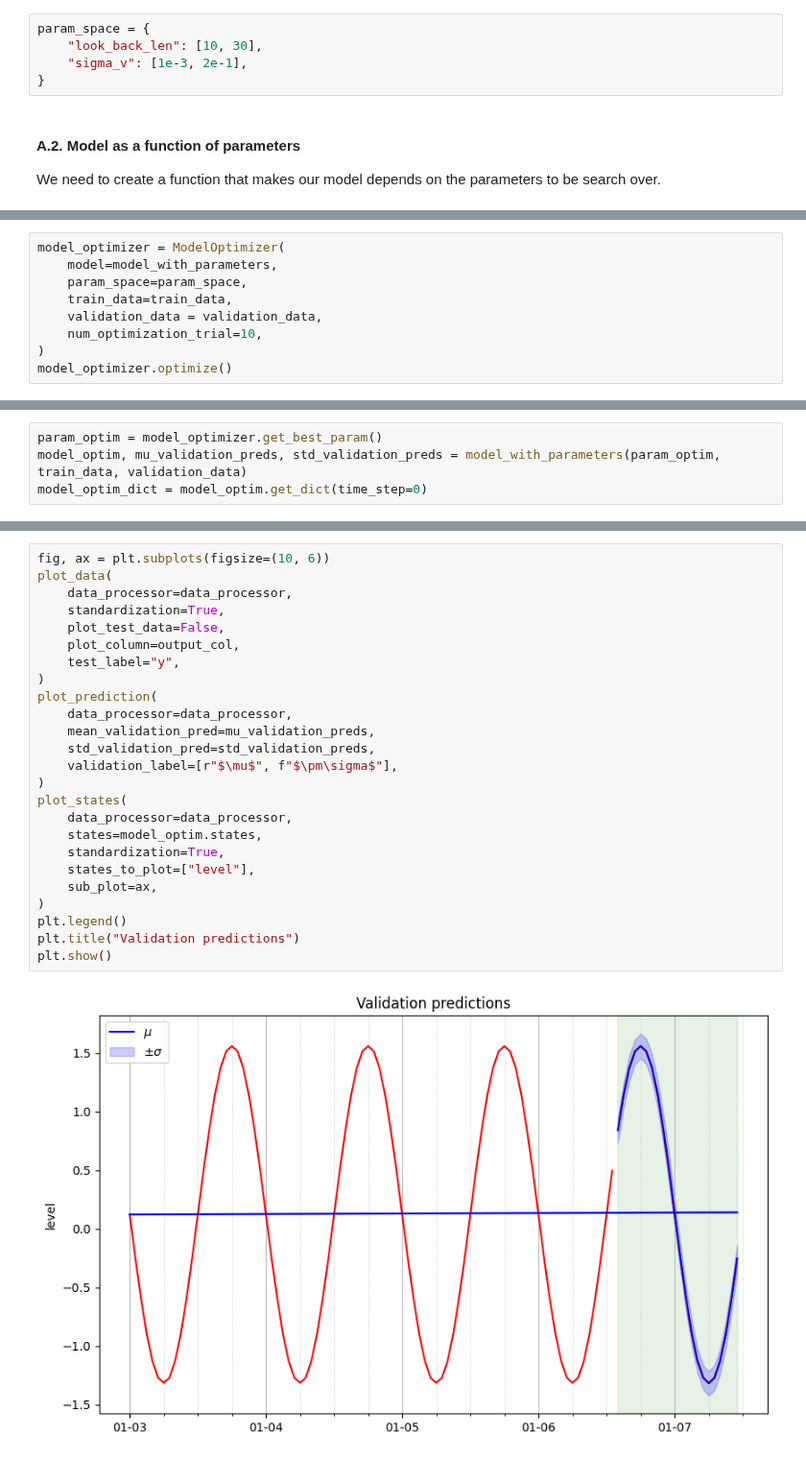
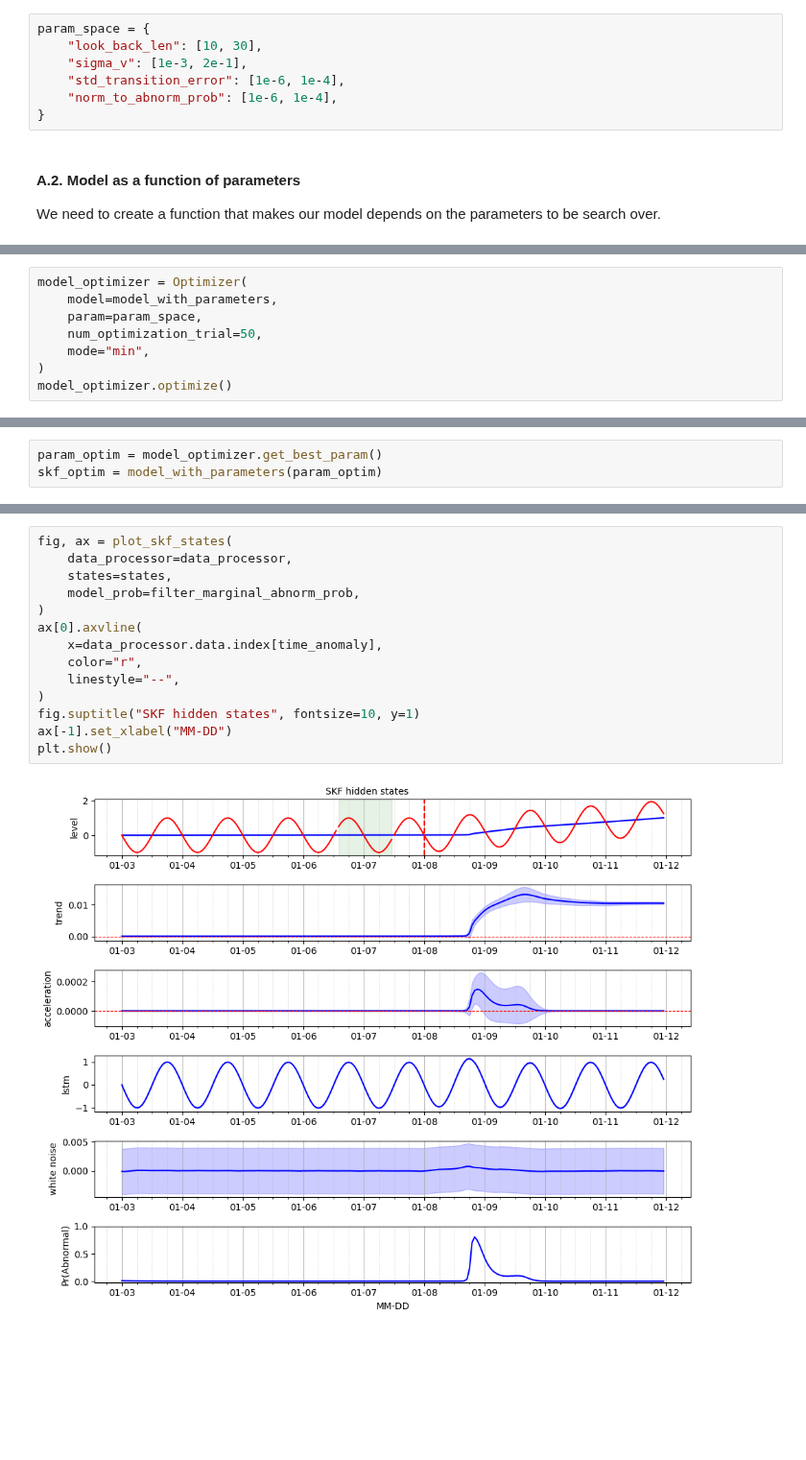
Before and after one commit to Bayes-Works/canari, a Jupyter notebook: docs/examples/parameter_tuning.ipynb, the cells around one changed output, grey strips where cells are left out. Shown at 96% size. Saved outputs shown, nothing was run; the diff lists cells and outputs as text; blank space fills up the shorter version.

```diff
--- a/docs/examples/parameter_tuning.ipynb
+++ b/docs/examples/parameter_tuning.ipynb
@@ -98,6 +97,8 @@ First, we need to define which hyperparameters will be optimized and for each of
 param_space = {
     "look_back_len": [10, 30],
     "sigma_v": [1e-3, 2e-1],
+    "std_transition_error": [1e-6, 1e-4],
+    "norm_to_abnorm_prob": [1e-6, 1e-4],
 }
 # %% [markdown]
 #### A.2. Model as a function of parameters
@@ -166,10 +183,9 @@ We instantiate and run the optimizer for our example. The results is a set of op
 # %%
-model_optimizer = ModelOptimizer(
+model_optimizer = Optimizer(
     model=model_with_parameters,
-    param_space=param_space,
-    train_data=train_data,
-    validation_data = validation_data,
-    num_optimization_trial=10,
+    param=param_space,
+    num_optimization_trial=50,
+    mode="min",
 )
 model_optimizer.optimize()
 # %% [output]
@@ -194,5 +218,4 @@ We then get the best model parameters and set them for our model.
 # %%
 param_optim = model_optimizer.get_best_param()
-model_optim, mu_validation_preds, std_validation_preds = model_with_parameters(param_optim, train_data, validation_data)
-model_optim_dict = model_optim.get_dict(time_step=0)
+skf_optim = model_with_parameters(param_optim)
 # %% [markdown]
@@ -203,27 +232,16 @@ Note that in this first trainig phase, the results are only presented for the tr
 # %%
-fig, ax = plt.subplots(figsize=(10, 6))
-plot_data(
+fig, ax = plot_skf_states(
     data_processor=data_processor,
-    standardization=True,
-    plot_test_data=False,
-    plot_column=output_col,
-    test_label="y",
+    states=states,
+    model_prob=filter_marginal_abnorm_prob,
 )
-plot_prediction(
-    data_processor=data_processor,
-    mean_validation_pred=mu_validation_preds,
-    std_validation_pred=std_validation_preds,
-    validation_label=[r"$\mu$", f"$\pm\sigma$"],
+ax[0].axvline(
+    x=data_processor.data.index[time_anomaly],
+    color="r",
+    linestyle="--",
 )
-plot_states(
-    data_processor=data_processor,
-    states=model_optim.states,
-    standardization=True,
-    states_to_plot=["level"],
-    sub_plot=ax,
-)
-plt.legend()
-plt.title("Validation predictions")
+fig.suptitle("SKF hidden states", fontsize=10, y=1)
+ax[-1].set_xlabel("MM-DD")
 plt.show()
 # %% [output]
-[figure, old version]
+[figure, new version]
```
Also changed, not shown: parts of 22 cells of this notebook, 3 other files.
